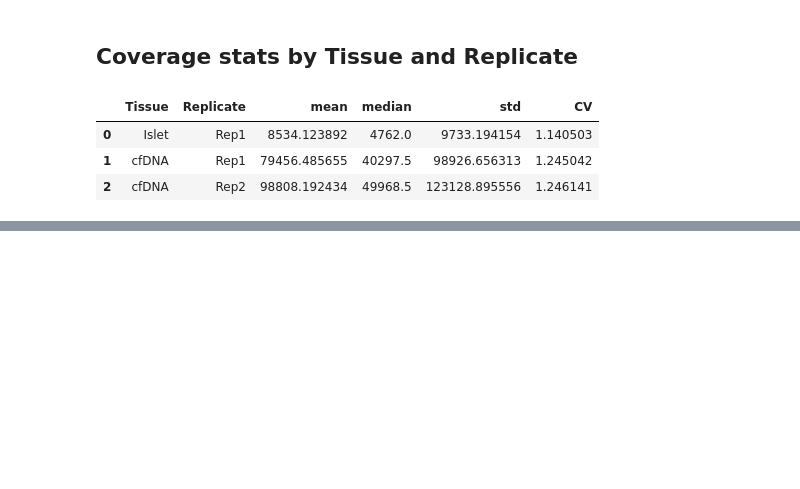
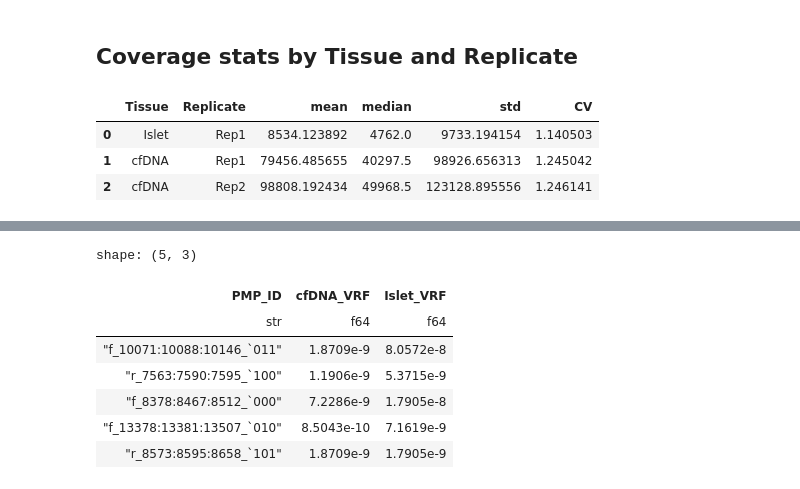
Before and after one commit to drashtishah/test, a Jupyter notebook: data_analysis.ipynb, the cells around one changed output, grey strips where cells are left out. Cells and saved outputs as stored; diff of their text form; code cells hidden in the pictures; blank space fills up the shorter version.

```diff
--- a/data_analysis.ipynb
+++ b/data_analysis.ipynb
@@ -186,2 +278,18 @@ plt.show()
 # %%
 # Calculate the mean variant read fraction (VRF) for each PMP in both tissues
+df_merged = df_pmp.join(tissue_totals, on='Tissue', how='left').with_columns(
+    (pl.col("coverage") / pl.col("total_coverage")).alias("VRF")
+)
+df_vrf = df_merged.pivot(index='PMP_ID', on='Tissue', values='VRF')
+rename_columns = {col: col + "_VRF" for col in df_vrf.columns if col != "PMP_ID"}
+df_vrf = df_vrf.rename(rename_columns)
+df_vrf.head()
+# %% [output]
+shape: (5, 3)
+| PMP_ID | cfDNA_VRF | Islet_VRF |
+| str | f64 | f64 |
+| "f_10071:10088:10146_`011" | 1.8709e-9 | 8.0572e-8 |
+| "r_7563:7590:7595_`100" | 1.1906e-9 | 5.3715e-9 |
+| "f_8378:8467:8512_`000" | 7.2286e-9 | 1.7905e-8 |
+| "f_13378:13381:13507_`010" | 8.5043e-10 | 7.1619e-9 |
+| "r_8573:8595:8658_`101" | 1.8709e-9 | 1.7905e-9 |
```
Also changed, not shown: parts of 17 cells of this notebook, 6 other files.
